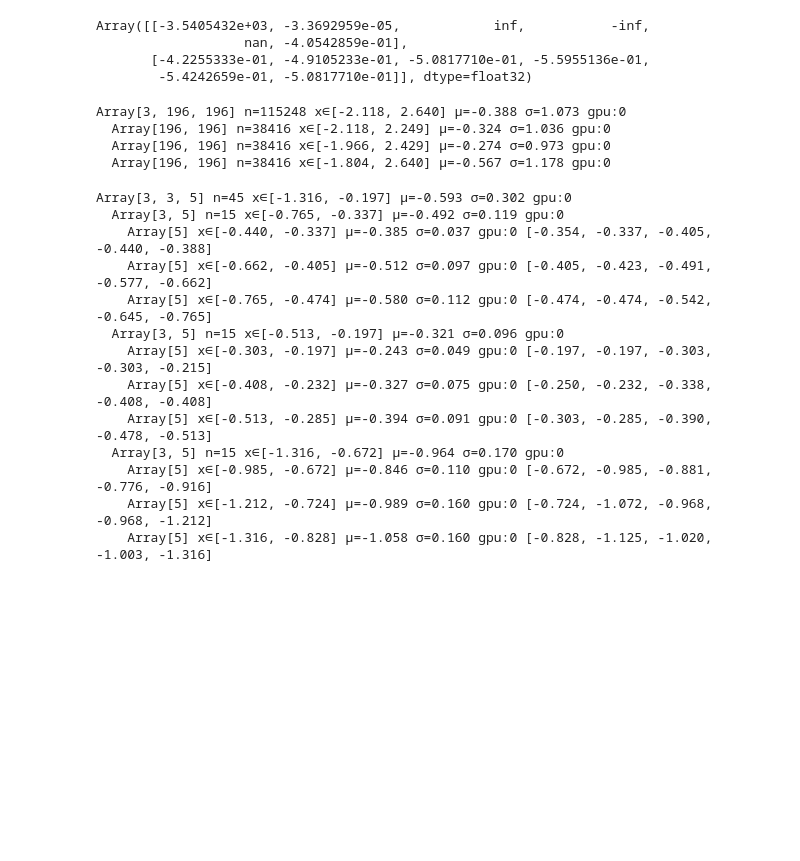
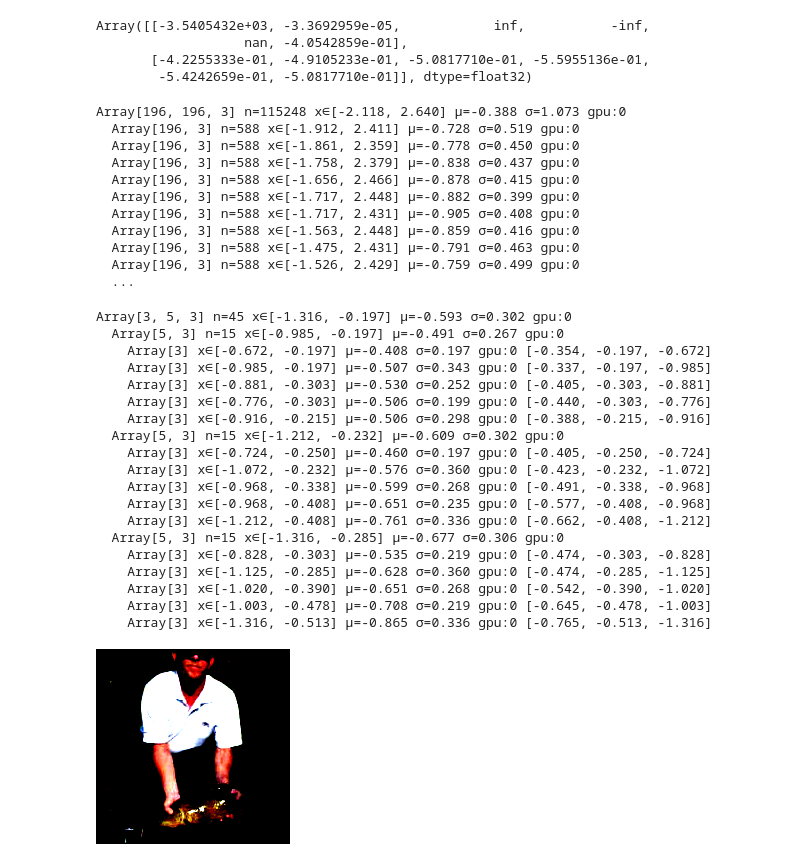
Before and after one commit to xl0/lovely-jax, a Jupyter notebook: nbs/10_patch.ipynb, the cells around one changed output. Cells and saved outputs as stored; diff of their text form; code cells hidden in the pictures; blank space fills up the shorter version.

```diff
--- a/nbs/10_patch.ipynb
+++ b/nbs/10_patch.ipynb
@@ -78,5 +78,5 @@ def monkey_patch():
 # %%
 monkey_patch()
 # %%
-image = jnp.load("mysteryman.npy")
+image = jnp.load("mysteryman.npy").transpose(1,2,0)
 # %%
@@ -110,29 +110,44 @@ Array([[-3.5405432e+03, -3.3692959e-05,            inf,           -inf,
 # %%
 image.deeper
 # %% [output]
-Array[3, 196, 196] n=115248 x∈[-2.118, 2.640] μ=-0.388 σ=1.073 gpu:0
-  Array[196, 196] n=38416 x∈[-2.118, 2.249] μ=-0.324 σ=1.036 gpu:0
-  Array[196, 196] n=38416 x∈[-1.966, 2.429] μ=-0.274 σ=0.973 gpu:0
-  Array[196, 196] n=38416 x∈[-1.804, 2.640] μ=-0.567 σ=1.178 gpu:0
+Array[196, 196, 3] n=115248 x∈[-2.118, 2.640] μ=-0.388 σ=1.073 gpu:0
+  Array[196, 3] n=588 x∈[-1.912, 2.411] μ=-0.728 σ=0.519 gpu:0
+  Array[196, 3] n=588 x∈[-1.861, 2.359] μ=-0.778 σ=0.450 gpu:0
+  Array[196, 3] n=588 x∈[-1.758, 2.379] μ=-0.838 σ=0.437 gpu:0
+  Array[196, 3] n=588 x∈[-1.656, 2.466] μ=-0.878 σ=0.415 gpu:0
+  Array[196, 3] n=588 x∈[-1.717, 2.448] μ=-0.882 σ=0.399 gpu:0
+  Array[196, 3] n=588 x∈[-1.717, 2.431] μ=-0.905 σ=0.408 gpu:0
+  Array[196, 3] n=588 x∈[-1.563, 2.448] μ=-0.859 σ=0.416 gpu:0
+  Array[196, 3] n=588 x∈[-1.475, 2.431] μ=-0.791 σ=0.463 gpu:0
+  Array[196, 3] n=588 x∈[-1.526, 2.429] μ=-0.759 σ=0.499 gpu:0
+  ...
 # %%
-dt = image[:3,:3,:5]
+dt = image[:3,:5,:3]
 dt.deeper(3)
 # %% [output]
-Array[3, 3, 5] n=45 x∈[-1.316, -0.197] μ=-0.593 σ=0.302 gpu:0
-  Array[3, 5] n=15 x∈[-0.765, -0.337] μ=-0.492 σ=0.119 gpu:0
-    Array[5] x∈[-0.440, -0.337] μ=-0.385 σ=0.037 gpu:0 [-0.354, -0.337, -0.405, -0.440, -0.388]
-    Array[5] x∈[-0.662, -0.405] μ=-0.512 σ=0.097 gpu:0 [-0.405, -0.423, -0.491, -0.577, -0.662]
-    Array[5] x∈[-0.765, -0.474] μ=-0.580 σ=0.112 gpu:0 [-0.474, -0.474, -0.542, -0.645, -0.765]
-  Array[3, 5] n=15 x∈[-0.513, -0.197] μ=-0.321 σ=0.096 gpu:0
-    Array[5] x∈[-0.303, -0.197] μ=-0.243 σ=0.049 gpu:0 [-0.197, -0.197, -0.303, -0.303, -0.215]
-    Array[5] x∈[-0.408, -0.232] μ=-0.327 σ=0.075 gpu:0 [-0.250, -0.232, -0.338, -0.408, -0.408]
-    Array[5] x∈[-0.513, -0.285] μ=-0.394 σ=0.091 gpu:0 [-0.303, -0.285, -0.390, -0.478, -0.513]
-  Array[3, 5] n=15 x∈[-1.316, -0.672] μ=-0.964 σ=0.170 gpu:0
-    Array[5] x∈[-0.985, -0.672] μ=-0.846 σ=0.110 gpu:0 [-0.672, -0.985, -0.881, -0.776, -0.916]
-    Array[5] x∈[-1.212, -0.724] μ=-0.989 σ=0.160 gpu:0 [-0.724, -1.072, -0.968, -0.968, -1.212]
-    Array[5] x∈[-1.316, -0.828] μ=-1.058 σ=0.160 gpu:0 [-0.828, -1.125, -1.020, -1.003, -1.316]
+Array[3, 5, 3] n=45 x∈[-1.316, -0.197] μ=-0.593 σ=0.302 gpu:0
+  Array[5, 3] n=15 x∈[-0.985, -0.197] μ=-0.491 σ=0.267 gpu:0
+    Array[3] x∈[-0.672, -0.197] μ=-0.408 σ=0.197 gpu:0 [-0.354, -0.197, -0.672]
+    Array[3] x∈[-0.985, -0.197] μ=-0.507 σ=0.343 gpu:0 [-0.337, -0.197, -0.985]
+    Array[3] x∈[-0.881, -0.303] μ=-0.530 σ=0.252 gpu:0 [-0.405, -0.303, -0.881]
+    Array[3] x∈[-0.776, -0.303] μ=-0.506 σ=0.199 gpu:0 [-0.440, -0.303, -0.776]
+    Array[3] x∈[-0.916, -0.215] μ=-0.506 σ=0.298 gpu:0 [-0.388, -0.215, -0.916]
+  Array[5, 3] n=15 x∈[-1.212, -0.232] μ=-0.609 σ=0.302 gpu:0
+    Array[3] x∈[-0.724, -0.250] μ=-0.460 σ=0.197 gpu:0 [-0.405, -0.250, -0.724]
+    Array[3] x∈[-1.072, -0.232] μ=-0.576 σ=0.360 gpu:0 [-0.423, -0.232, -1.072]
+    Array[3] x∈[-0.968, -0.338] μ=-0.599 σ=0.268 gpu:0 [-0.491, -0.338, -0.968]
+    Array[3] x∈[-0.968, -0.408] μ=-0.651 σ=0.235 gpu:0 [-0.577, -0.408, -0.968]
+    Array[3] x∈[-1.212, -0.408] μ=-0.761 σ=0.336 gpu:0 [-0.662, -0.408, -1.212]
+  Array[5, 3] n=15 x∈[-1.316, -0.285] μ=-0.677 σ=0.306 gpu:0
+    Array[3] x∈[-0.828, -0.303] μ=-0.535 σ=0.219 gpu:0 [-0.474, -0.303, -0.828]
+    Array[3] x∈[-1.125, -0.285] μ=-0.628 σ=0.360 gpu:0 [-0.474, -0.285, -1.125]
+    Array[3] x∈[-1.020, -0.390] μ=-0.651 σ=0.268 gpu:0 [-0.542, -0.390, -1.020]
+    Array[3] x∈[-1.003, -0.478] μ=-0.708 σ=0.219 gpu:0 [-0.645, -0.478, -1.003]
+    Array[3] x∈[-1.316, -0.513] μ=-0.865 σ=0.336 gpu:0 [-0.765, -0.513, -1.316]
 # %%
 # |hide
-# image.rgb
+image.rgb
+# %% [output]
+[figure, added]
 # %%
 # |hide
```
Also changed, not shown: parts of 4 cells of this notebook, 15 other files.
